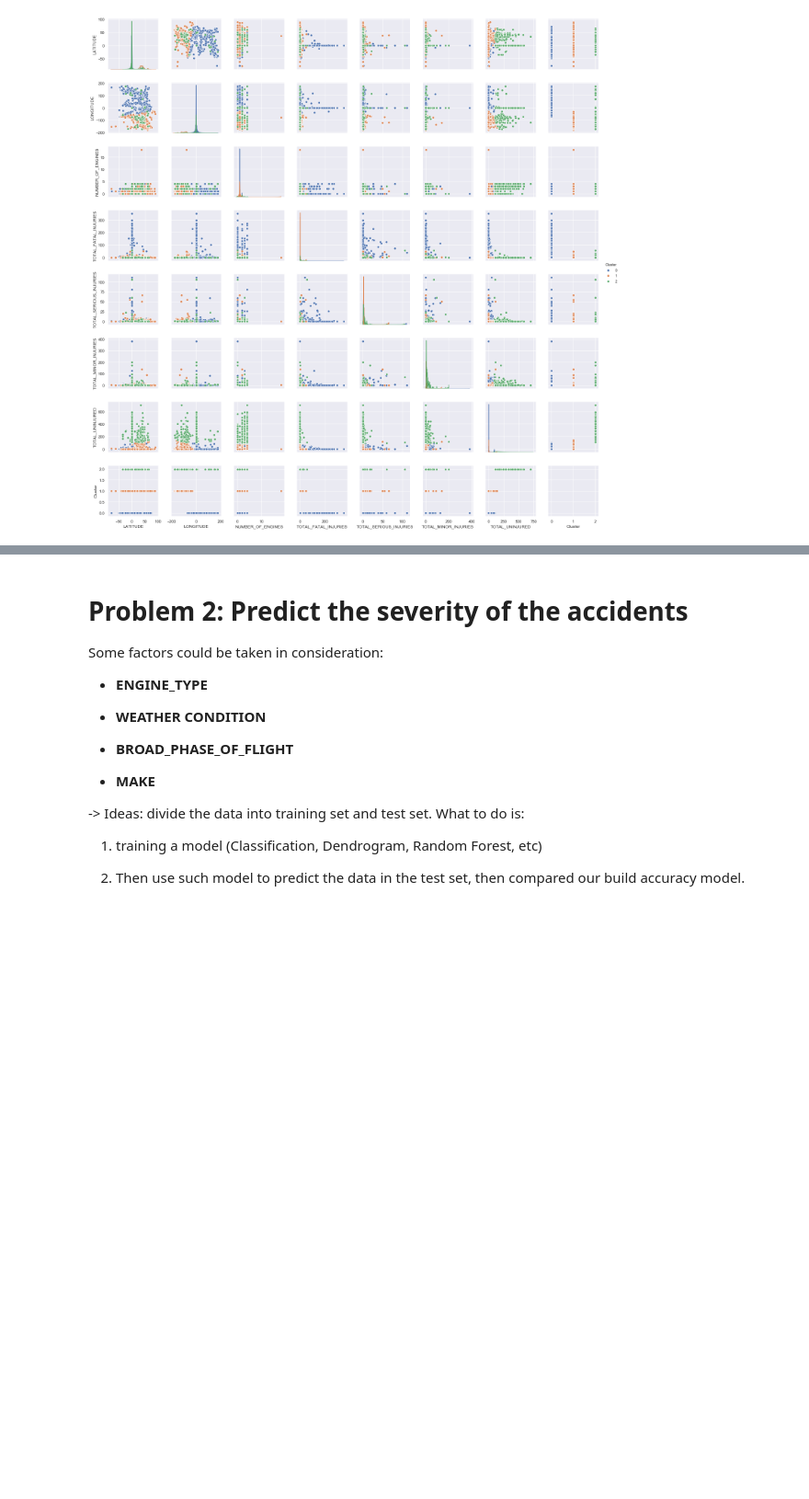
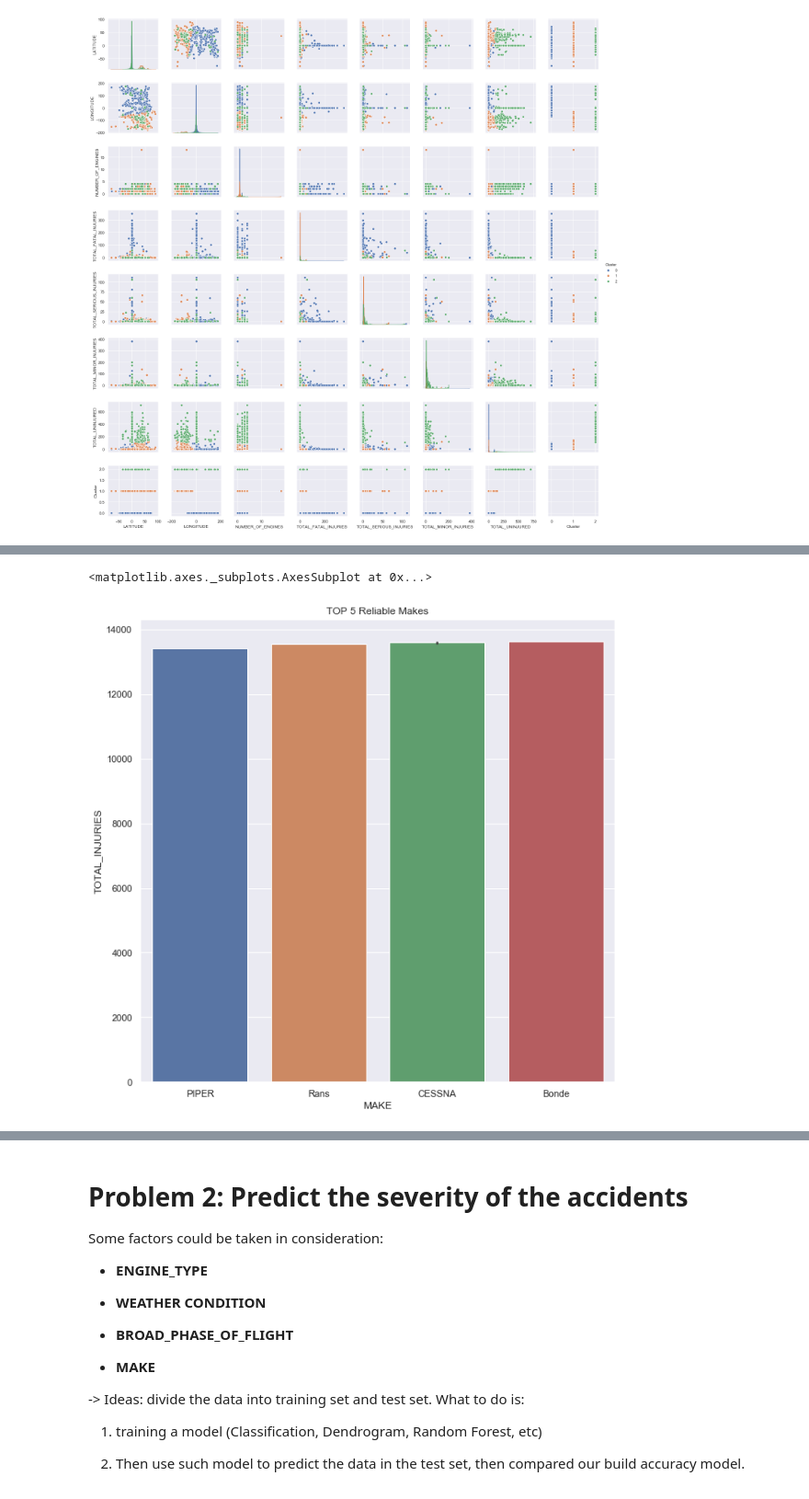
Before and after one commit to saobangmath/CZ1015---Miniproject, a Jupyter notebook: Miniproject.ipynb, the cells around one changed output, grey strips where cells are left out. Shown at 92% size. Cells and saved outputs as stored; diff of their text form; code cells hidden in the pictures; blank space fills up the shorter version.

```diff
--- a/Miniproject.ipynb
+++ b/Miniproject.ipynb
@@ -336,0 +367,6 @@ categories.head()
+# %%
+# ranking the top 5 reliable Makes
+top5_reliable = df['MAKE'].head(5)[::1]
+top5_reliable = top5_reliable.reset_index()
+top5_reliable.columns = ["TOTAL_INJURIES", "MAKE"]
+top5_reliable.head(5)
@@ -336,0 +380,8 @@ categories.head()
+# %%
+# visualizing in the form of barchart
+fig, axes = plt.subplots(1, 1, figsize = (10, 10))
+plt.title("TOP 5 Reliable Makes")
+sb.barplot(x = "MAKE",y = "TOTAL_INJURIES", data = top5_reliable)
+# %% [output]
+<matplotlib.axes._subplots.AxesSubplot at 0x...>
+[figure, added]
```
Also changed, not shown: parts of 22 cells of this notebook.
